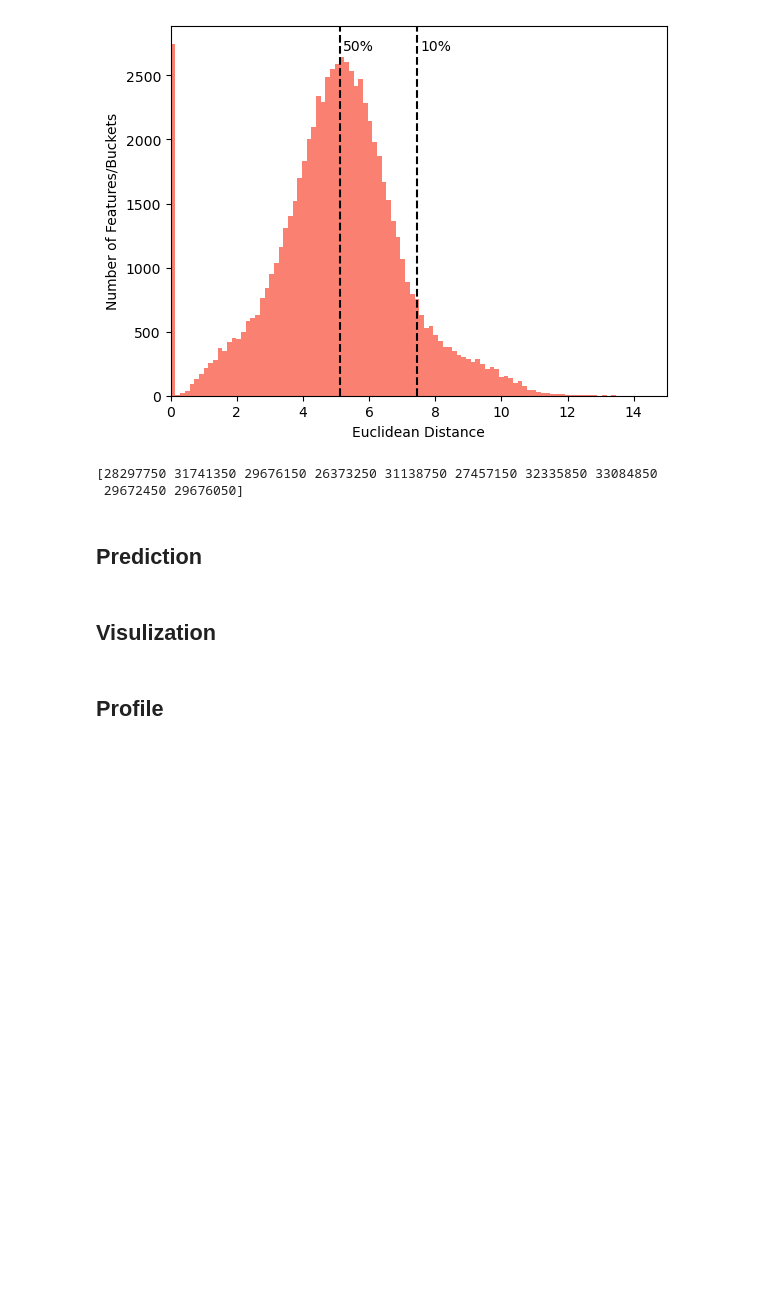
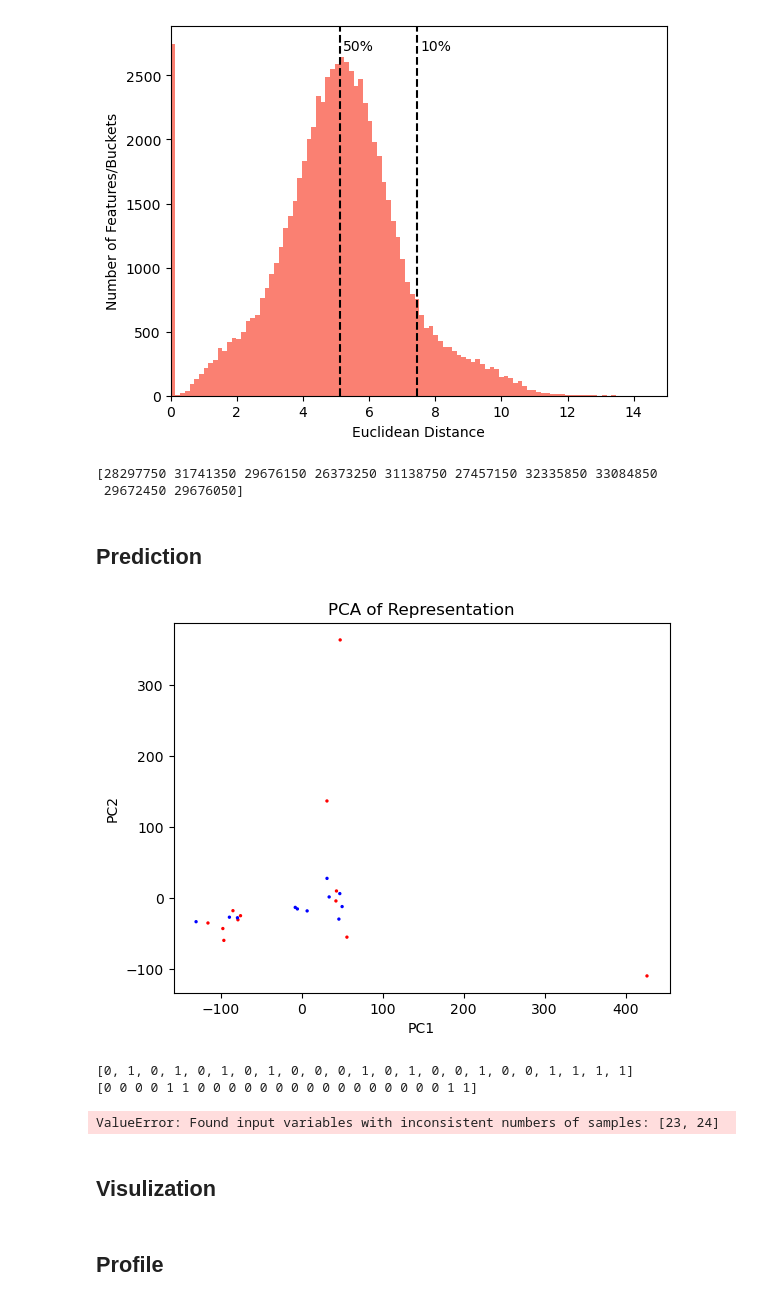
Before and after one commit to tianrui-qi/SIP-DB2, a Jupyter notebook: main.ipynb, the cells around one changed output. Cells and saved outputs as stored; diff of their text form; code cells hidden in the pictures; blank space fills up the shorter version.

```diff
--- a/main.ipynb
+++ b/main.ipynb
@@ -14,6 +14,9 @@ import src
 import temp_embd2repre
 
 chromosome_list = [str(i) for i in range(1, 23)] + ["X"]
+
+profile_v1 = pd.read_csv("data/develop/v1/profile.csv")
+profile_v2 = pd.read_csv("data/develop/v2/profile.csv")
 
 def getFeature(chromosome: str, version: int, unit: str):
     # read the feature
@@ -43,28 +46,26 @@ def getFeature(chromosome: str, version: int, unit: str):
 # %%
 """ embd_stanford and mean """
 
-profile = pd.read_csv("data/develop/v1/profile.csv")
-
-embd_stanford = {sample: None for sample in profile["sample"]}
+embd_stanford = {sample: None for sample in profile_v1["sample"]}
 for chromosome in chromosome_list:
     selection = temp_embd2repre.Selector(
         os.path.join("data/develop/v1/feature", chromosome)
     )
-    for i in len(profile):
+    for i in tqdm.tqdm(range(len(profile_v1))):
         embd_temp = selection.apply(
-            os.path.join(profile["embd_fold"].iloc[i], f"{chromosome}.npy")
+            os.path.join(profile_v1["embd_fold"].iloc[i], f"{chromosome}.npy")
         )
-        if embd_stanford[profile["sample"].iloc[i]] is None:
-            embd_stanford[profile["sample"].iloc[i]] = embd_temp
+        if embd_stanford[profile_v1["sample"].iloc[i]] is None:
+            embd_stanford[profile_v1["sample"].iloc[i]] = embd_temp
         else:
-            embd_stanford[profile["sample"].iloc[i]] = np.concatenate(
-                (embd_stanford[profile["sample"].iloc[i]], embd_temp), axis=0
+            embd_stanford[profile_v1["sample"].iloc[i]] = np.concatenate(
+                (embd_stanford[profile_v1["sample"].iloc[i]], embd_temp), axis=0
             )
 # combine all embd, remove all the nan row
-embd_all = np.concatenate([embd_stanford[s] for s in profile["sample"]], axis=0)
+embd_all = np.concatenate([embd_stanford[s] for s in profile_v1["sample"]], axis=0)
 embd_all = embd_all[~np.isnan(embd_all).all(axis=1)]
 # calculate the mean and fill the embd nan row with mean
 # so that these nan will be 0 in pca
 mean = np.mean(embd_all, axis=0)
-for run in profile_stanford["Run"]:
-    embd_stanford[run] = np.where(np.isnan(embd_stanford[run]), mean, embd_stanford[run])
+for e in profile_v1["sample"]:
+    embd_stanford[e] = np.where(np.isnan(embd_stanford[e]), mean, embd_stanford[e])
@@ -122,6 +134,42 @@ print(feature[:10, 0].astype(int))
  29672450 29676050]
 # %% [markdown]
 ## Prediction
+# %%
+sample = profile_v1["sample"]
+profile_v2 = profile_v2[profile_v2["sample"].isin(sample)]
+
+selector = src.Selector("data/develop/v2/feature")
+repre = selector.getRepre(profile_v2["embd_fold"], verbal=False)
+
+# pca to visualize the representation
+pca = sklearn.decomposition.PCA(n_components=6)
+repre_pca = pca.fit_transform(repre[:23])
+# plot, color by profile["dataset"]
+#color = ["red" if i == "stanford" else "blue" for i in profile_v2["dataset"].to_list()[:23]]
+color = ["red" if i == "pre anti-PD-1" else "blue" for i in profile_v2["Treatment"].to_list()[:23]]
+plt.scatter(repre_pca[:23, 0], repre_pca[:23, 1], c=color, s=2)
+plt.title("PCA of Representation")
+plt.xlabel("PC1")
+plt.ylabel("PC2")
+plt.show()
+# %% [output]
+[figure, added]
+# %%
+# train a linear regression classifier using repre[:23] and label by profile_v2["Treatment"].to_list()[:23]
+# not that treatment is string and need to be transformed into binary label
+# pre anti-PD-1 -> 0, anti-PD-1 -> 1
+label = [0 if i == "pre anti-PD-1" else 1 for i in profile_v2["Treatment"].to_list()[:23]]
+print(label)
+clf = sklearn.linear_model.LogisticRegression()
+clf.fit(repre[:23], label)
+pred = clf.predict(repre[23:])
+print(pred)
+# calculate the accuracy
+accuracy = sklearn.metrics.accuracy_score(label, pred)
+# %% [output]
+[0, 1, 0, 1, 0, 1, 0, 1, 0, 0, 0, 1, 0, 1, 0, 0, 1, 0, 0, 1, 1, 1, 1]
+[0 0 0 0 1 1 0 0 0 0 0 0 0 0 0 0 0 0 0 0 0 0 1 1]
+ValueError: Found input variables with inconsistent numbers of samples: [23, 24]
 # %%
 # get representation and label
 profile = pd.read_csv("data/profile.csv")
```
Also changed, not shown: parts of 3 cells of this notebook.
